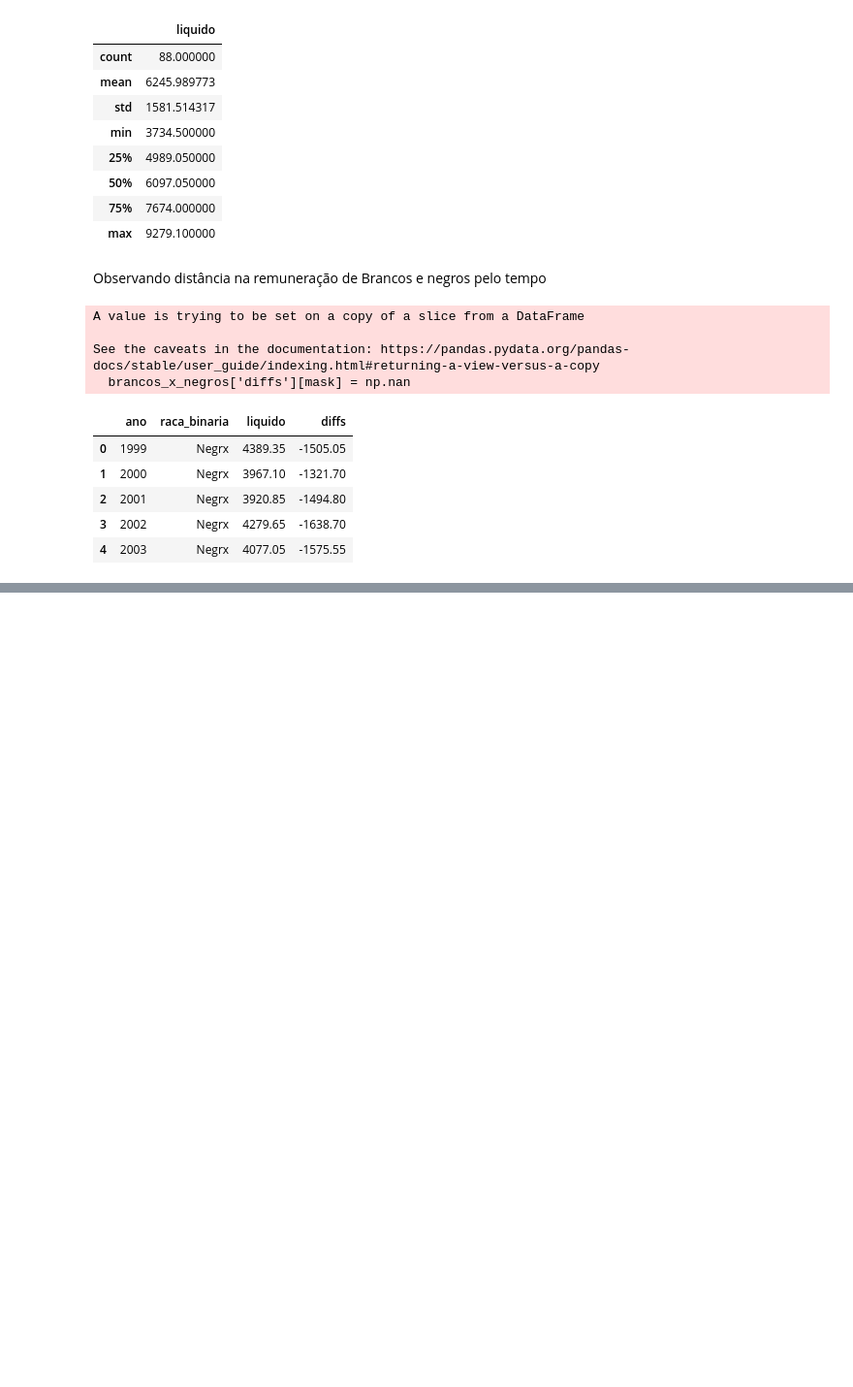
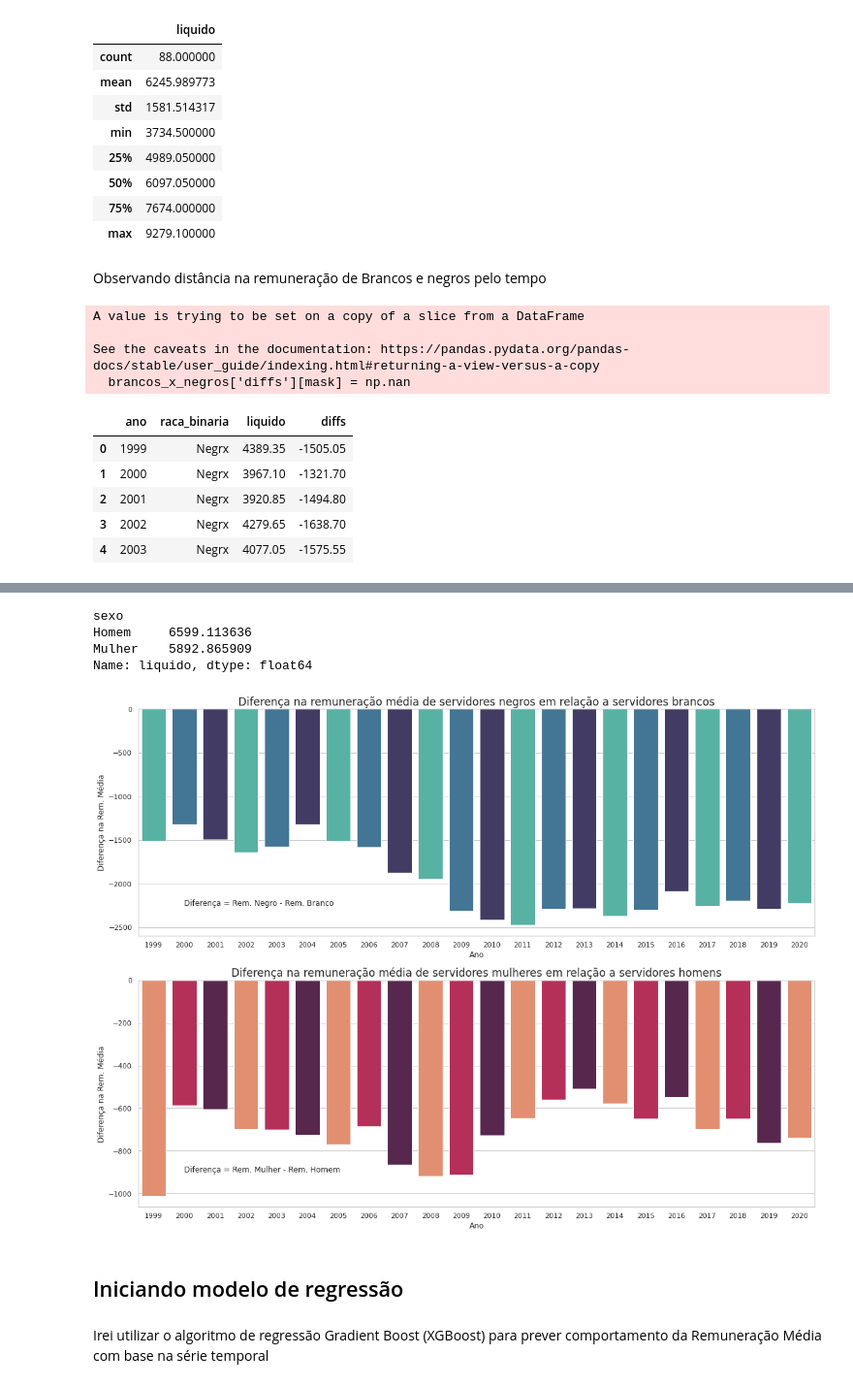
Before and after one commit to JV-Nunes/ANALISE_REM_EXEC, a Jupyter notebook: analise.ipynb, the cells around one changed output, grey strips where cells are left out. Shown at 97% size. Cells and saved outputs as stored; diff of their text form; code cells hidden in the pictures; blank space fills up the shorter version.

```diff
--- a/analise.ipynb
+++ b/analise.ipynb
@@ -173,0 +135,6 @@ plt.show()
+# %%
+homens_x_mulheres=df.groupby(['ano','sexo'], as_index=False).mean()
+homens_x_mulheres['diffs'] = homens_x_mulheres['liquido'].diff()
+mask = homens_x_mulheres.ano != homens_x_mulheres.ano.shift(1)
+homens_x_mulheres['diffs'][mask] = np.nan
+homens_x_mulheres=homens_x_mulheres.groupby('ano', as_index=False).last()
@@ -173,0 +155,31 @@ plt.show()
+# %%
+df.groupby('sexo')['liquido'].mean()
+# %% [output]
+sexo
+Homem     6599.113636
+Mulher    5892.865909
+Name: liquido, dtype: float64
+# %%
+fig, ax = plt.subplots(2, figsize=(16,12))
+palette = sns.color_palette("mako_r", 3)
+
+sns.barplot(data=brancos_x_negros, y='diffs', x='ano', palette=palette, ax=ax[0])
+ax[0].set_title('Diferença na remuneração média de servidores negros em relação a servidores brancos', fontsize=17)
+ax[0].set_xlabel('Ano')
+ax[0].set_ylabel('Diferença na Rem. Média')
+ax[0].text(1,-2250,'Diferença = Rem. Negro - Rem. Branco', fontsize=12)
+
+palette = sns.color_palette("rocket_r", 3)
+sns.barplot(data=homens_x_mulheres, y='diffs', x='ano', palette=palette, ax=ax[1])
+ax[1].set_title('Diferença na remuneração média de servidores mulheres em relação a servidores homens', fontsize=17)
+ax[1].set_xlabel('Ano')
+ax[1].set_ylabel('Diferença na Rem. Média')
+ax[1].text(1,-900,'Diferença = Rem. Mulher - Rem. Homem', fontsize=12) #add text
+fig.tight_layout()
+plt.show()
+# %% [output]
+[figure, added]
+# %% [markdown]
+## Iniciando modelo de regressão
+# %% [markdown]
+Irei utilizar o algoritmo de regressão Gradient Boost (XGBoost) para prever comportamento da Remuneração Média com base na série temporal
```
Also changed, not shown: parts of 41 cells of this notebook, 8 other files.
